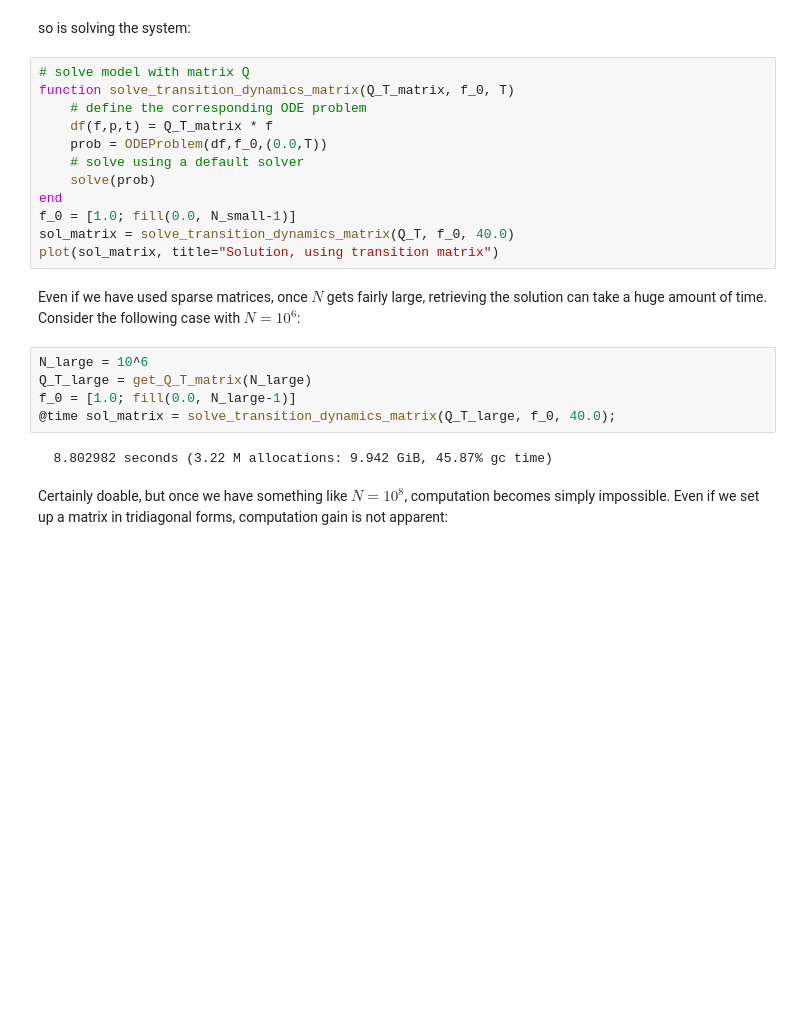
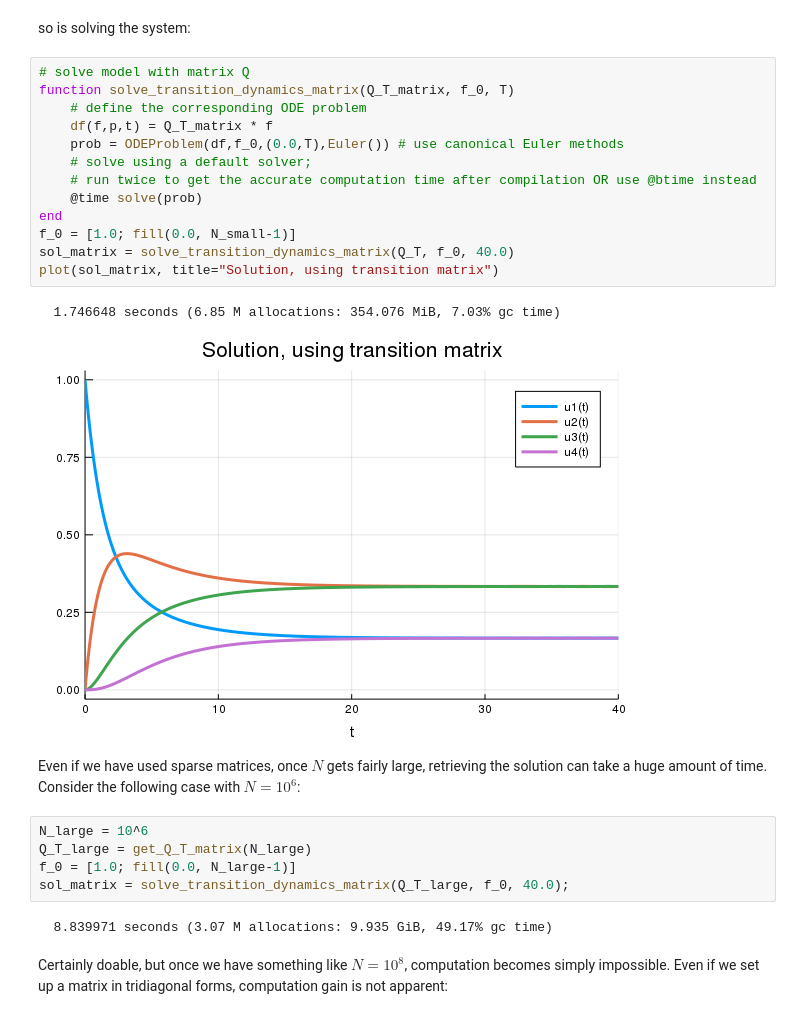
Before and after one commit to ubcecon/computing_and_datascience, a Jupyter notebook: julia_tutorials/krylov/solving-large-linear-odes.ipynb, the cells around one changed output. Drawn from its saved outputs; the diff is of its cells as text; blank space fills up the shorter version.

Commit message:
Update krylov method notebook

```diff
--- a/julia_tutorials/krylov/solving-large-linear-odes.ipynb
+++ b/julia_tutorials/krylov/solving-large-linear-odes.ipynb
@@ -66,24 +69,28 @@ so is solving the system:
 # %%
 # solve model with matrix Q
 function solve_transition_dynamics_matrix(Q_T_matrix, f_0, T)
     # define the corresponding ODE problem
     df(f,p,t) = Q_T_matrix * f
-    prob = ODEProblem(df,f_0,(0.0,T))
-    # solve using a default solver
-    solve(prob)
+    prob = ODEProblem(df,f_0,(0.0,T),Euler()) # use canonical Euler methods
+    # solve using a default solver;
+    # run twice to get the accurate computation time after compilation OR use @btime instead
+    @time solve(prob)
 end
 f_0 = [1.0; fill(0.0, N_small-1)]
 sol_matrix = solve_transition_dynamics_matrix(Q_T, f_0, 40.0)
 plot(sol_matrix, title="Solution, using transition matrix")
+# %% [output]
+  1.746648 seconds (6.85 M allocations: 354.076 MiB, 7.03% gc time)
+[figure, added]
 # %% [markdown]
 Even if we have used sparse matrices, once $N$ gets fairly large, retrieving the solution can take a huge amount of time. Consider the following case with $N = 10^6$:
 # %%
 N_large = 10^6
 Q_T_large = get_Q_T_matrix(N_large)
 f_0 = [1.0; fill(0.0, N_large-1)]
-@time sol_matrix = solve_transition_dynamics_matrix(Q_T_large, f_0, 40.0);
+sol_matrix = solve_transition_dynamics_matrix(Q_T_large, f_0, 40.0);
 # %% [output]
-  8.802982 seconds (3.22 M allocations: 9.942 GiB, 45.87% gc time)
+  8.839971 seconds (3.07 M allocations: 9.935 GiB, 49.17% gc time)
 # %% [markdown]
 Certainly doable, but once we have something like $N = 10^8$, computation becomes simply impossible. Even if we set up a matrix in tridiagonal forms, computation gain is not apparent:
 # %%
```
Also changed, not shown: parts of 7 cells of this notebook.
